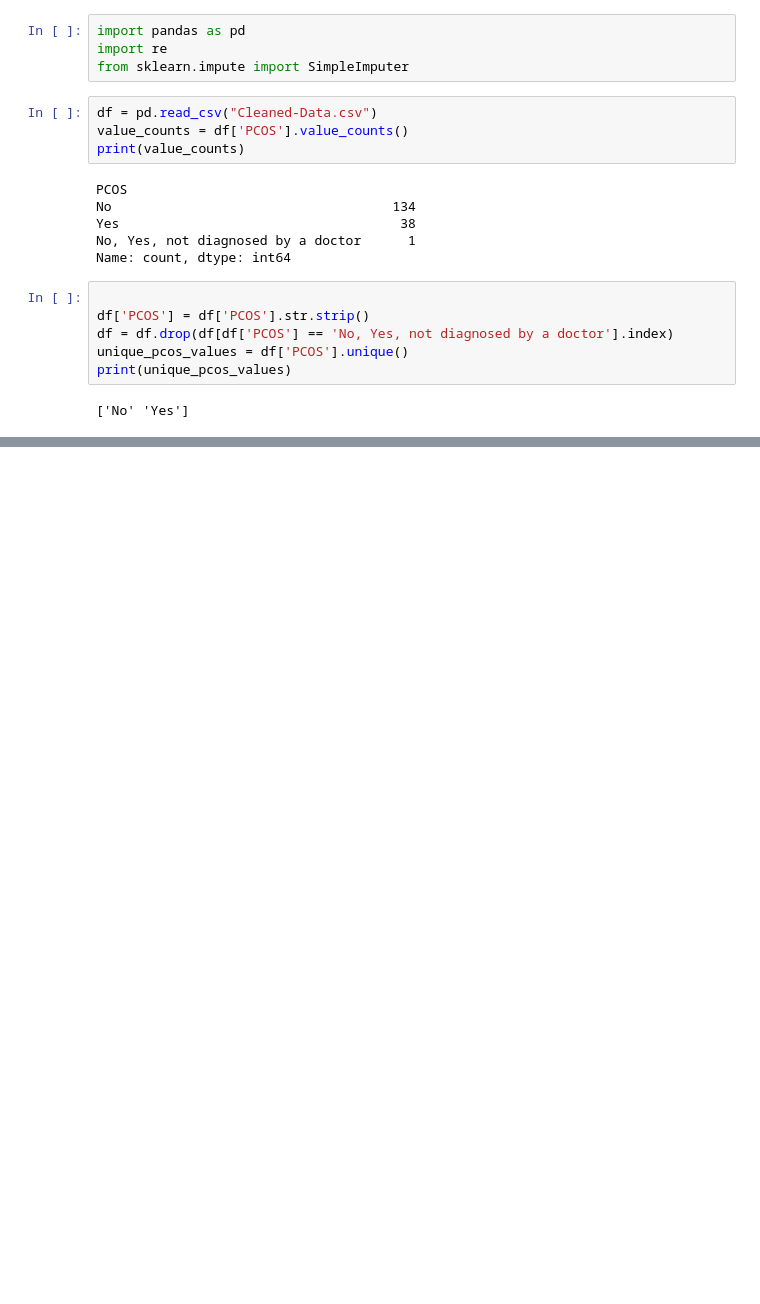
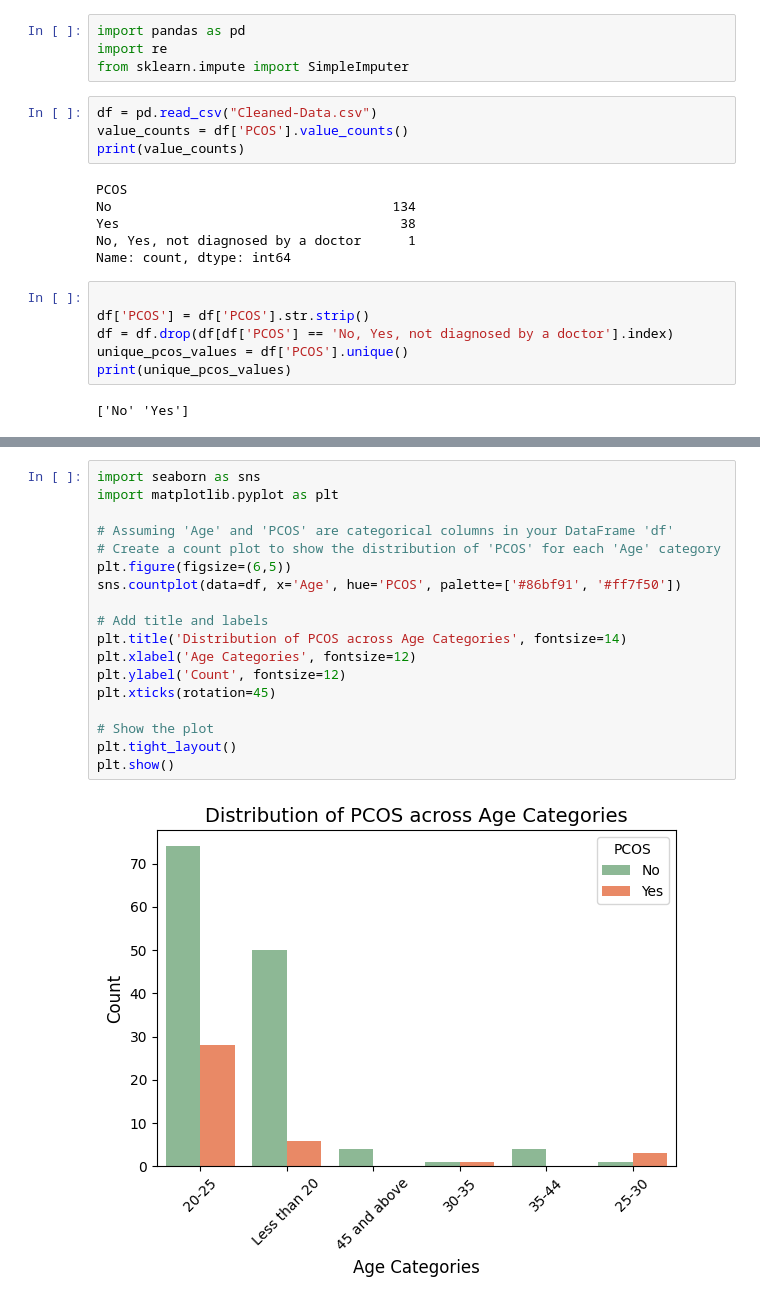
Before and after one commit to hasaanahmedrana/PCOS-Project, a Jupyter notebook: Analysis.ipynb, the cells around one changed output, grey strips where cells are left out. Cells and saved outputs as stored; diff of their text form; blank space fills up the shorter version.

```diff
--- a/Analysis.ipynb
+++ b/Analysis.ipynb
@@ -22,0 +86,20 @@ print(unique_pcos_values)
+# %%
+import seaborn as sns
+import matplotlib.pyplot as plt
+
+# Assuming 'Age' and 'PCOS' are categorical columns in your DataFrame 'df'
+# Create a count plot to show the distribution of 'PCOS' for each 'Age' category
+plt.figure(figsize=(6,5))
+sns.countplot(data=df, x='Age', hue='PCOS', palette=['#86bf91', '#ff7f50'])
+
+# Add title and labels
+plt.title('Distribution of PCOS across Age Categories', fontsize=14)
+plt.xlabel('Age Categories', fontsize=12)
+plt.ylabel('Count', fontsize=12)
+plt.xticks(rotation=45)
+
+# Show the plot
+plt.tight_layout()
+plt.show()
+# %% [output]
+[figure, added]
```
Also changed, not shown: parts of 3 cells of this notebook.
